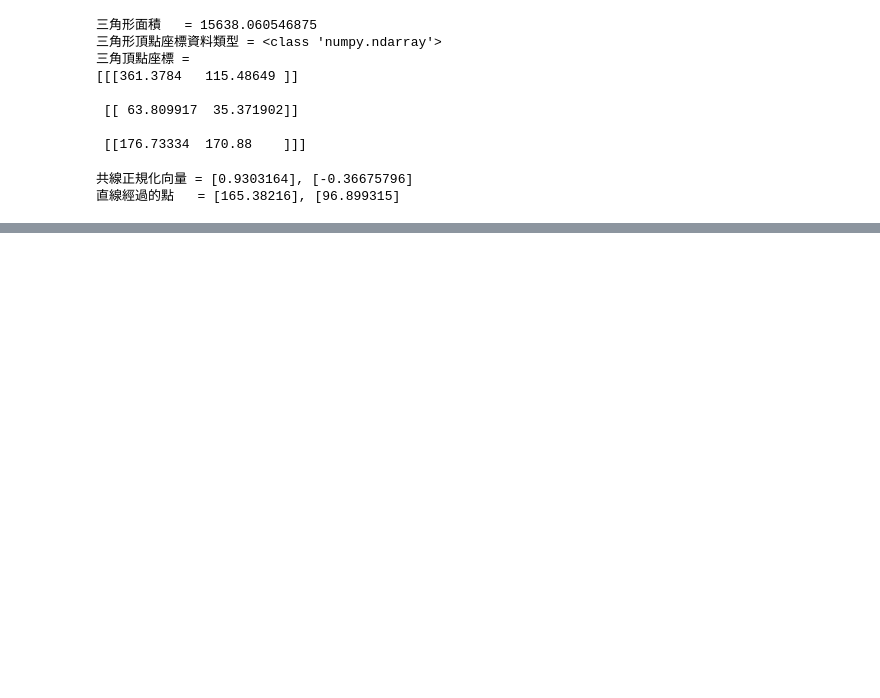
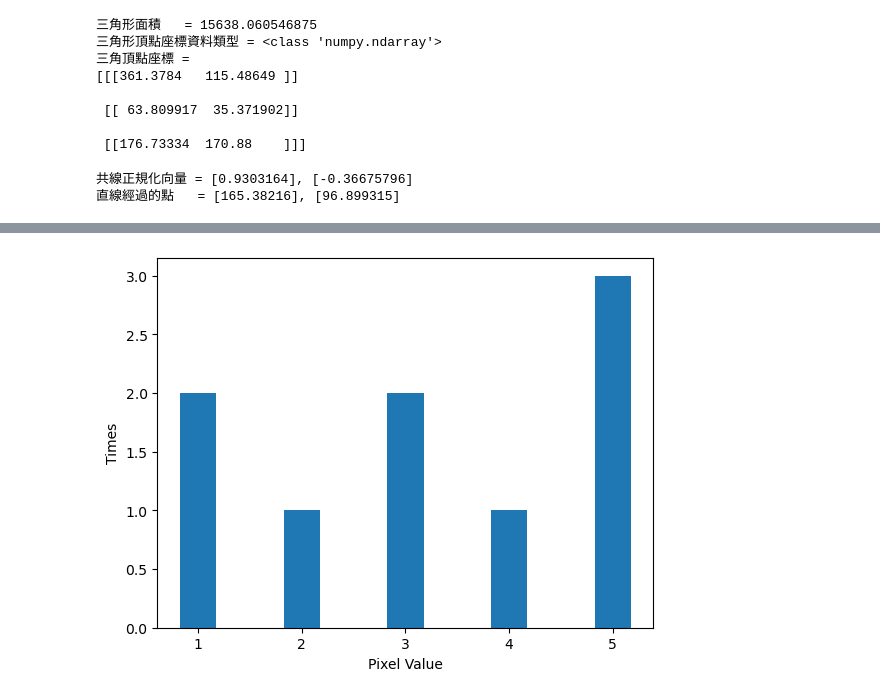
Before and after one commit to henry310101/Opcv20240410, a Jupyter notebook: OpenCV20240522.ipynb, the cells around one changed output, grey strips where cells are left out. Cells and saved outputs as stored; diff of their text form; code cells hidden in the pictures; blank space fills up the shorter version.

```diff
--- a/OpenCV20240522.ipynb
+++ b/OpenCV20240522.ipynb
@@ -272,0 +535,17 @@ cv2.destroyAllWindows()
+# %%
+# ch19_2.py
+import matplotlib.pyplot as plt
+import numpy as np
+
+times = [2, 1, 2, 1, 3]         # 出現次數
+N = len(times)                  # 計算長度
+x = np.arange(N)                # 長條圖x軸座標
+width = 0.35                    # 長條圖寬度
+plt.bar(x, times, width)        # 繪製長條圖
+
+plt.xlabel("Pixel Value")       # 像素值
+plt.ylabel("Times")             # 出現次數
+plt.xticks(x, ('1', '2', '3', '4', '5'))
+plt.show()
+# %% [output]
+[figure, added]
```
Also changed, not shown: parts of 20 cells of this notebook.
